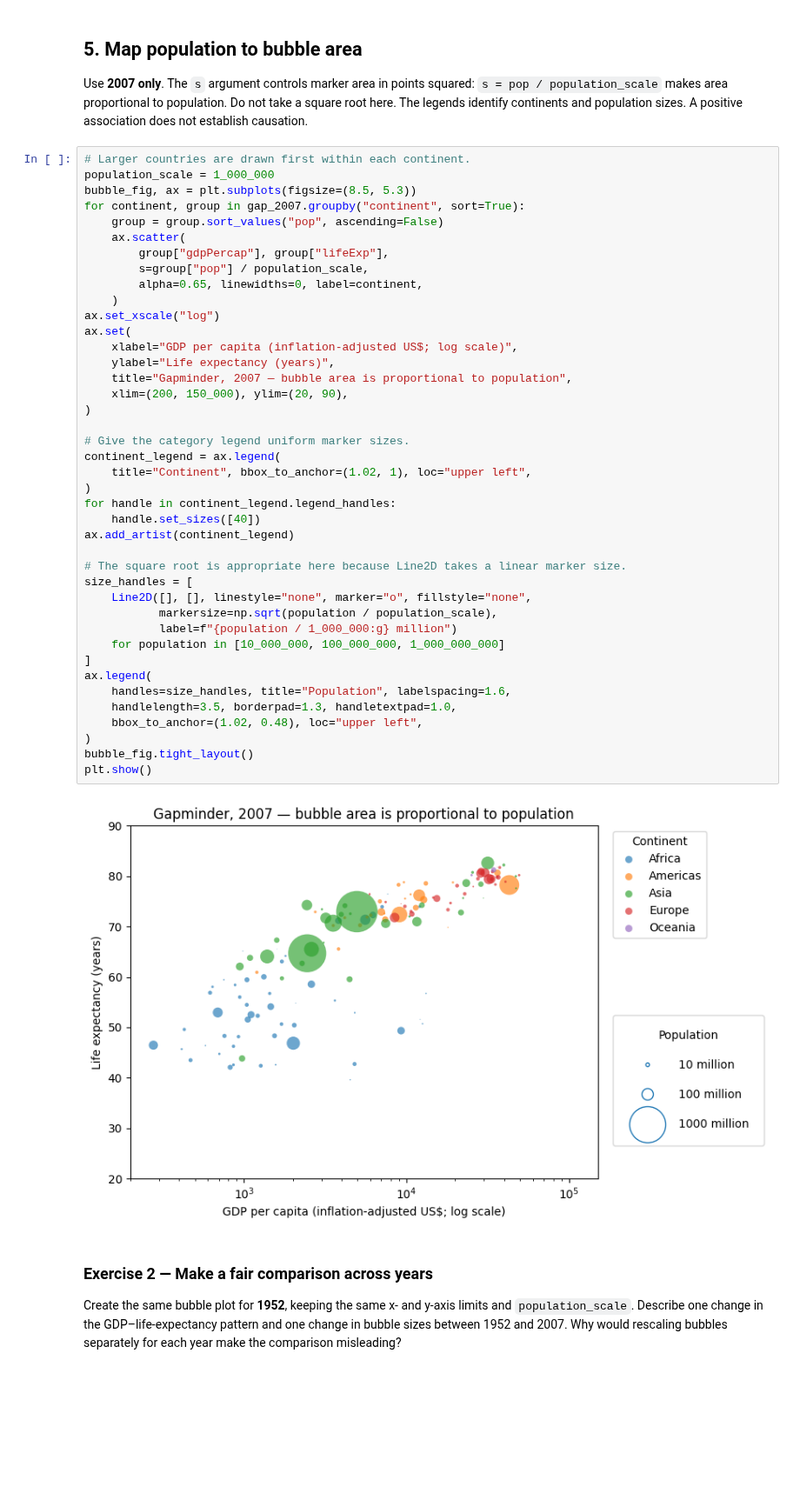
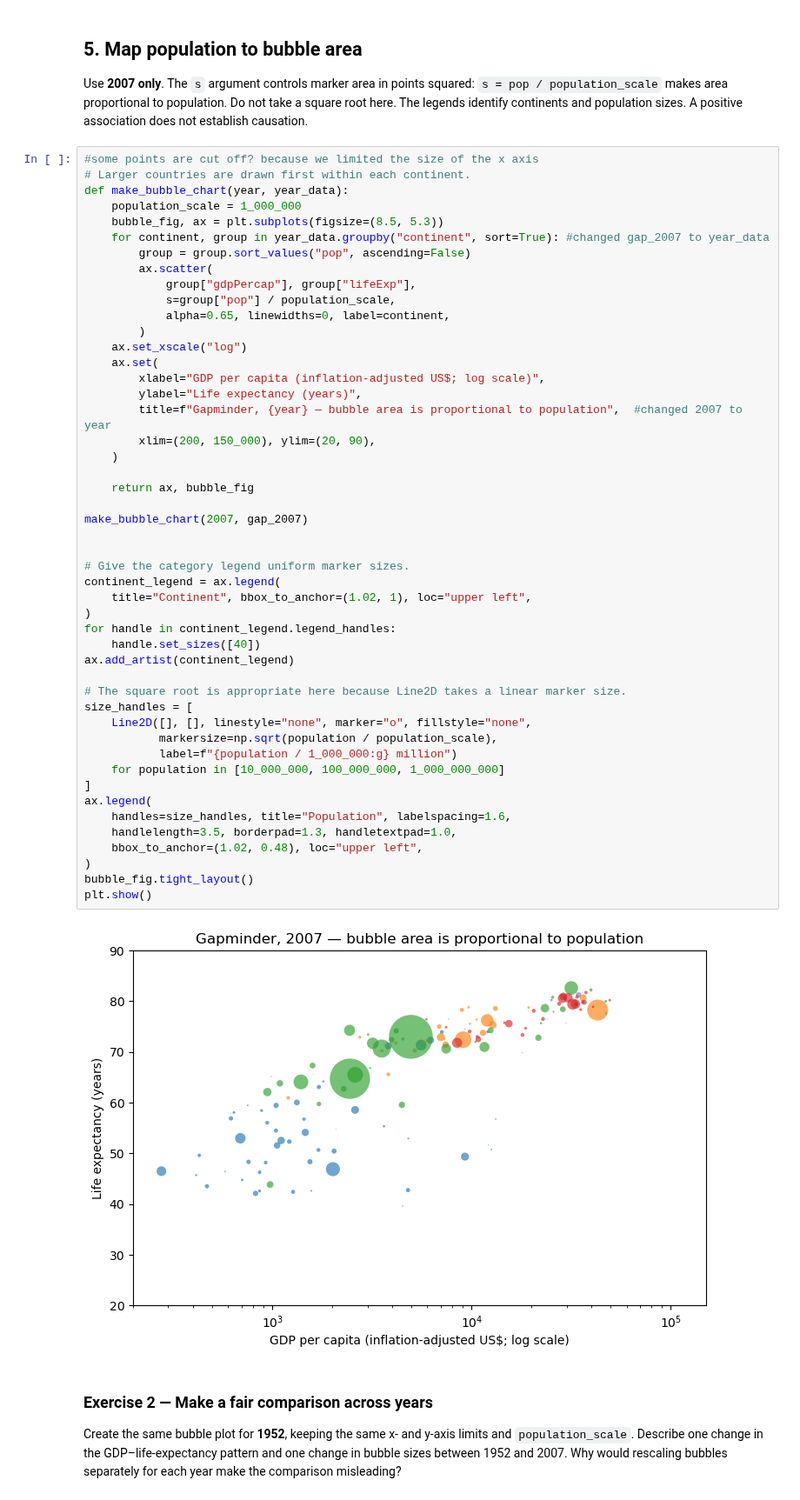
Before and after one commit to paulien67/26f-engr1451-2451, a Jupyter notebook: 2-class/w04b_scatterplots_and_trends.ipynb, the cells around one changed output. Shown at 87% size. Drawn from its saved outputs; the diff is of its cells as text; blank space fills up the shorter version.

```diff
--- a/2-class/w04b_scatterplots_and_trends.ipynb
+++ b/2-class/w04b_scatterplots_and_trends.ipynb
@@ -118,48 +132,55 @@ Use **2007 only**. The `s` argument controls marker area in points squared:
 `s = pop / population_scale` makes area proportional to population. Do not take a square root here.
 The legends identify continents and population sizes. A positive association does not establish causation.
 # %%
+#some points are cut off? because we limited the size of the x axis
 # Larger countries are drawn first within each continent.
-population_scale = 1_000_000
-bubble_fig, ax = plt.subplots(figsize=(8.5, 5.3))
-for continent, group in gap_2007.groupby("continent", sort=True):
-    group = group.sort_values("pop", ascending=False)
-    ax.scatter(
-        group["gdpPercap"], group["lifeExp"],
-        s=group["pop"] / population_scale,
-        alpha=0.65, linewidths=0, label=continent,
+def make_bubble_chart(year, year_data):
+    population_scale = 1_000_000
+    bubble_fig, ax = plt.subplots(figsize=(8.5, 5.3))
+    for continent, group in year_data.groupby("continent", sort=True): #changed gap_2007 to year_data
+        group = group.sort_values("pop", ascending=False)
+        ax.scatter(
+            group["gdpPercap"], group["lifeExp"],
+            s=group["pop"] / population_scale,
+            alpha=0.65, linewidths=0, label=continent,
+        )
+    ax.set_xscale("log")
+    ax.set(
+        xlabel="GDP per capita (inflation-adjusted US$; log scale)",
+        ylabel="Life expectancy (years)",
+        title=f"Gapminder, {year} — bubble area is proportional to population",  #changed 2007 to year
+        xlim=(200, 150_000), ylim=(20, 90),
     )
-ax.set_xscale("log")
-ax.set(
-    xlabel="GDP per capita (inflation-adjusted US$; log scale)",
-    ylabel="Life expectancy (years)",
-    title="Gapminder, 2007 — bubble area is proportional to population",
-    xlim=(200, 150_000), ylim=(20, 90),
-)
+
+    return ax, bubble_fig
+
+make_bubble_chart(2007, gap_2007)
+
 
 # Give the category legend uniform marker sizes.
 continent_legend = ax.legend(
     title="Continent", bbox_to_anchor=(1.02, 1), loc="upper left",
 )
 for handle in continent_legend.legend_handles:
     handle.set_sizes([40])
 ax.add_artist(continent_legend)
 
 # The square root is appropriate here because Line2D takes a linear marker size.
 size_handles = [
     Line2D([], [], linestyle="none", marker="o", fillstyle="none",
            markersize=np.sqrt(population / population_scale),
            label=f"{population / 1_000_000:g} million")
     for population in [10_000_000, 100_000_000, 1_000_000_000]
 ]
 ax.legend(
     handles=size_handles, title="Population", labelspacing=1.6,
     handlelength=3.5, borderpad=1.3, handletextpad=1.0,
     bbox_to_anchor=(1.02, 0.48), loc="upper left",
 )
 bubble_fig.tight_layout()
 plt.show()
 # %% [output]
-[figure, old version]
+[figure, new version]
 # %% [markdown]
 ### Exercise 2 — Make a fair comparison across years
 Create the same bubble plot for **1952**, keeping the same x- and y-axis limits and
```
Also changed, not shown: parts of 4 cells of this notebook, 4 other files.
